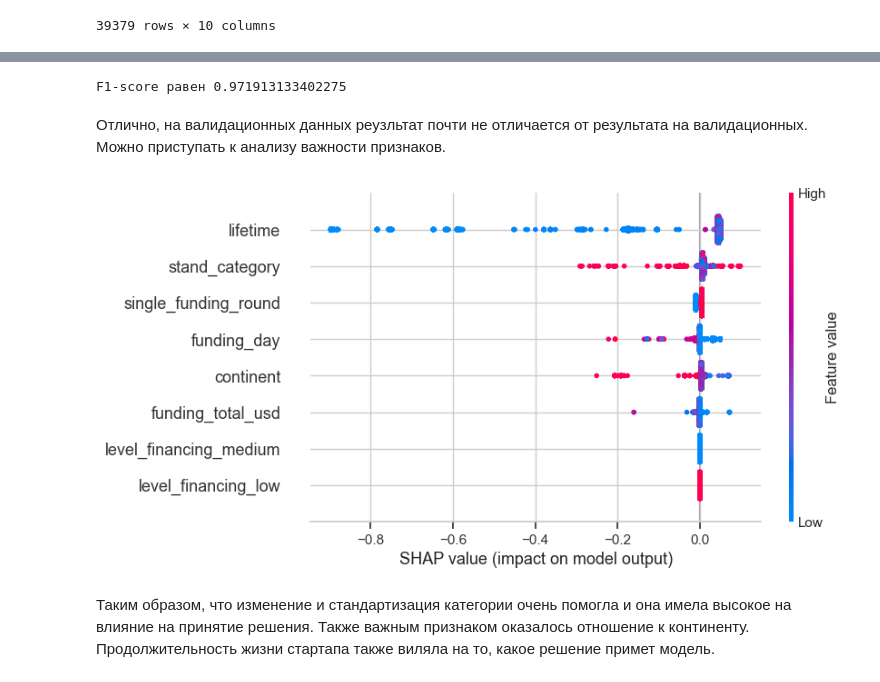
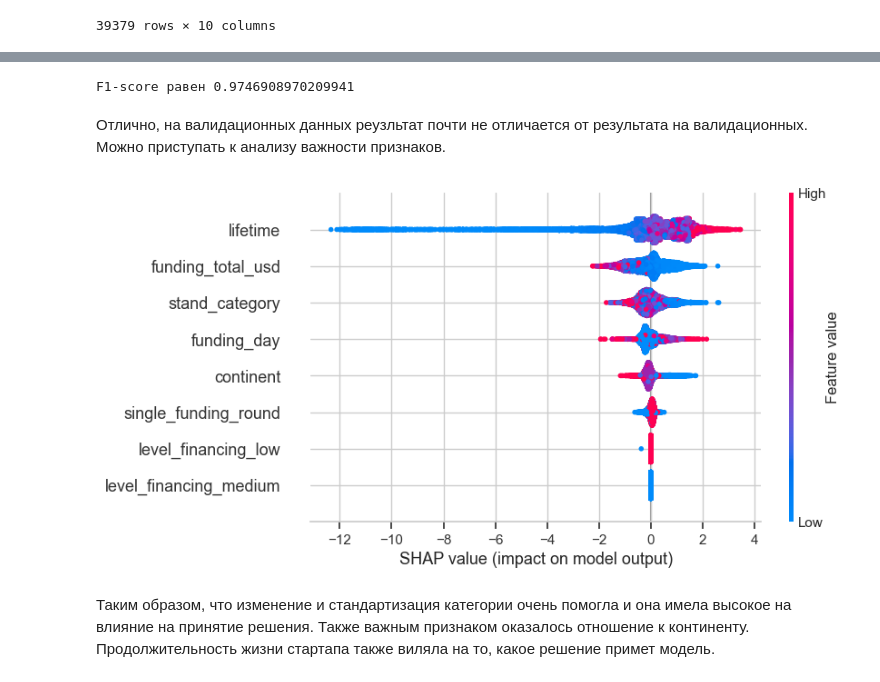
Before and after one commit to AlexandrChubarov/Startup_project, a Jupyter notebook: startup_project.ipynb, the cells around one changed output, grey strips where cells are left out. Cells and saved outputs as stored; diff of their text form; code cells hidden in the pictures.

```diff
--- a/startup_project.ipynb
+++ b/startup_project.ipynb
@@ -1079,24 +1079,22 @@ pipe_line(ohe_columns, ord_columns, num_columns)
 
 param_grid = [
     {
-        'models': [KNeighborsClassifier()],
-        'models__n_neighbors': range(2, 5),
-        'preprocessor__num': [StandardScaler(), MinMaxScaler(), RobustScaler(), 'passthrough']
+        'models': [CatBoostClassifier(verbose=0, random_seed=RANDOM_STATE)],
+        'models__depth': range(4, 10),
+        'preprocessor__num': ['passthrough']
     },
+
     {
         'models': [DecisionTreeClassifier(random_state=RANDOM_STATE)],
-        'models__max_depth': range(2, 5),
-        'models__max_features': range(2, 5),
+        'models__max_depth': range(2, 10),
+        'models__max_features': range(2, 10),
         'models__class_weight': [None, 'balanced'],
         'preprocessor__num': [StandardScaler(), MinMaxScaler(), RobustScaler(), 'passthrough']
     },
     {
-        'models': [LogisticRegression(
-            random_state=RANDOM_STATE,
-            solver='liblinear',
-            penalty='l1'
-        )],
-        'models__C': range(1, 6),
+        'models': [LogisticRegression(random_state=RANDOM_STATE, solver='liblinear')],
+        'models__penalty': ['l1', 'l2'],
+        'models__C': range(1, 10),
         'models__class_weight': [None, 'balanced'],
         'preprocessor__num': [StandardScaler(), MinMaxScaler(), RobustScaler(), 'passthrough']
     }
@@ -1169,9 +1167,9 @@ print('Метрика лучшей модели по кросс-валидаци
 # %%
 y_pred_valid = grid_search.best_estimator_.predict(X_valid)
-f1 = f1_score(y_valid, y_pred, pos_label=1)
+f1 = f1_score(y_valid, y_pred_valid, pos_label=1)
 print(f'F1-score равен {f1}')
 # %% [output]
-F1-score равен 0.971913133402275
+F1-score равен 0.9746908970209941
 # %% [markdown]
 Отлично, на валидационных данных реузльтат почти не отличается от результата на валидационных. Можно приступать к анализу важности признаков.
 # %%
@@ -1201,9 +1199,9 @@ feature_names = get_feature_names(preprocessor_pre, input_features=X_train.colum
 # %%
 explainer = shap.Explainer(best_model, X_train_transformed, feature_names=feature_names)
 shap_values = explainer(X_valid_transformed)
-shap.plots.beeswarm(shap_values[:,:,1])
+shap.plots.beeswarm(shap_values)
 # %% [output]
-[figure, old version]
+[figure, new version]
 # %% [markdown]
 Таким образом, что изменение и стандартизация категории очень помогла и она имела высокое на влияние на принятие решения. Также важным признаком оказалось отношение к континенту. Продолжительность жизни стартапа также виляла на то, какое решение примет модель.
 # %% [markdown]
```
Also changed, not shown: parts of 6 cells of this notebook, 5 other files.
